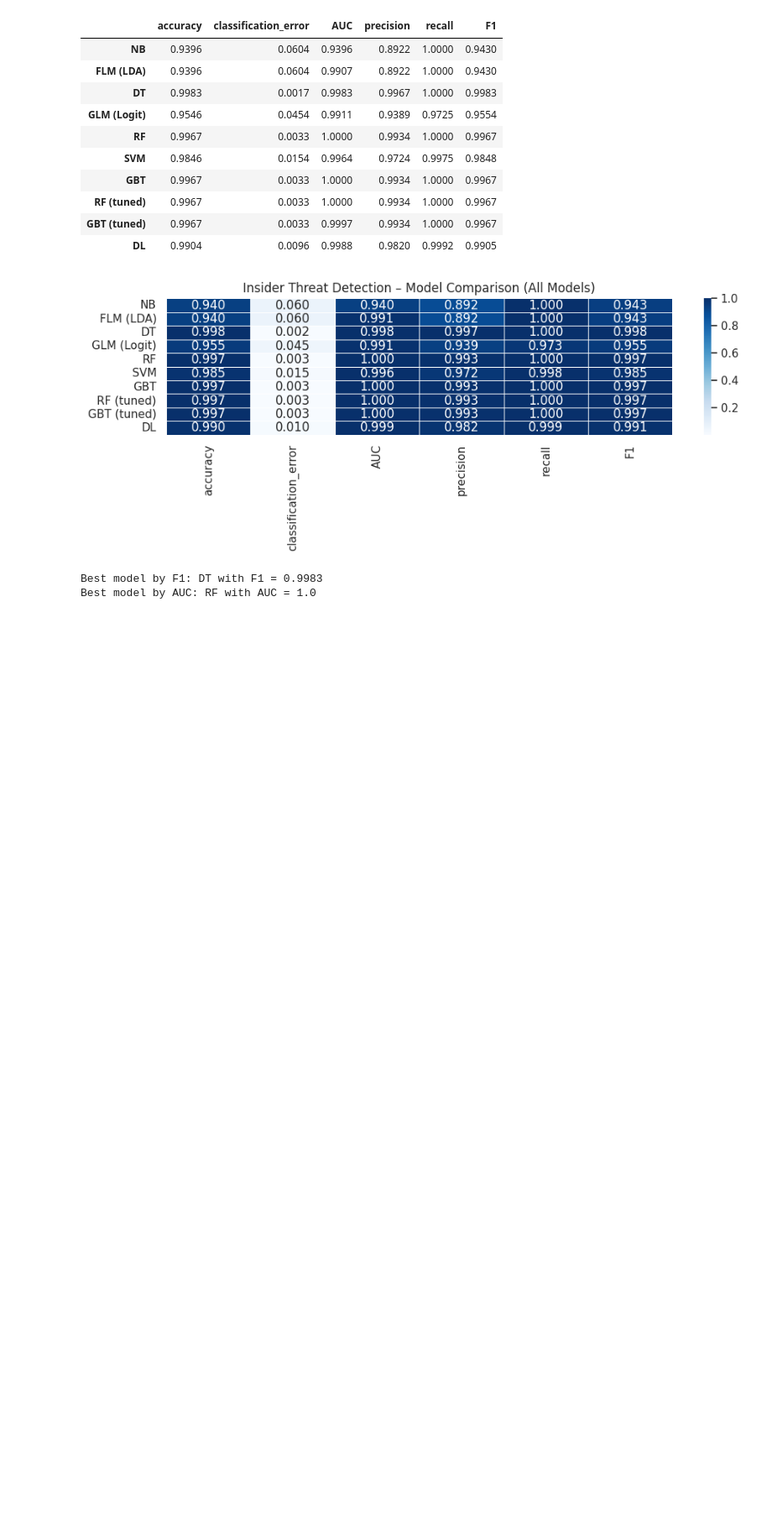
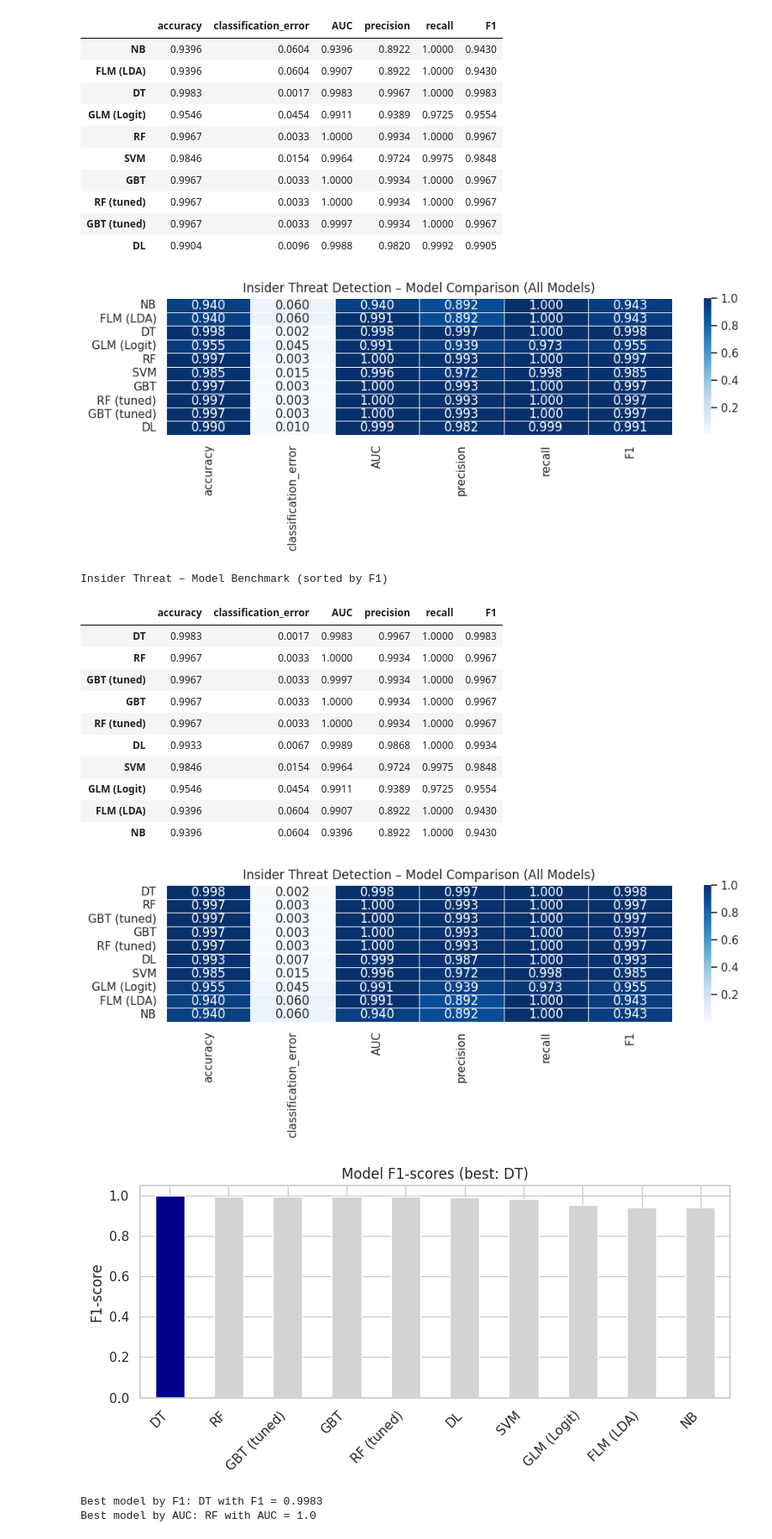
Before and after one commit to egyinmoe/Detecting-Insider-Threats-through-Behavioral-AI_Dissertation, a Jupyter notebook: Ver2_Insiderthreat_withgithub.ipynb, the cells around one changed output. Shown at 84% size. Drawn from its saved outputs; the diff is of its cells as text; code cells hidden in the pictures; blank space fills up the shorter version.

```diff
--- a/Ver2_Insiderthreat_withgithub.ipynb
+++ b/Ver2_Insiderthreat_withgithub.ipynb
@@ -1044,6 +1095,64 @@ Insider Threat – Model Benchmark
 | GBT (tuned) | 0.9967 | 0.0033 | 0.9997 | 0.9934 | 1.0000 | 0.9967 |
 | DL | 0.9904 | 0.0096 | 0.9988 | 0.9820 | 0.9992 | 0.9905 |
 [figure]
+# %%
+# ======================================================
+# 14: Final model comparison table + visualisations
+# ======================================================
+
+df_results = pd.DataFrame(results).T
+df_results = df_results[[
+    "accuracy", "classification_error",
+    "AUC", "precision", "recall", "F1"
+]].round(4)
+
+# Sort by F1 (best at top)
+df_results_sorted = df_results.sort_values("F1", ascending=False)
+
+print("Insider Threat – Model Benchmark (sorted by F1)")
+display(df_results_sorted)
+
+# Heatmap of metrics
+plt.figure(figsize=(10, 4))
+sns.heatmap(
+    df_results_sorted.astype(float),
+    annot=True, fmt=".3f",
+    cmap="Blues",
+    cbar=True,
+    linewidths=.5
+)
+plt.title("Insider Threat Detection – Model Comparison (All Models)")
+plt.tight_layout()
+plt.show()
+
+# Bar chart for F1 with best model highlighted
+best_model = df_results_sorted["F1"].idxmax()
+colors = ["lightgrey"] * len(df_results_sorted)
+best_idx = list(df_results_sorted.index).index(best_model)
+colors[best_idx] = "darkblue"
+
+plt.figure(figsize=(8,4))
+df_results_sorted["F1"].plot(kind="bar", color=colors)
+plt.title(f"Model F1-scores (best: {best_model})")
+plt.ylabel("F1-score")
+plt.xticks(rotation=45, ha="right")
+plt.tight_layout()
+plt.show()
+# %% [output]
+Insider Threat – Model Benchmark (sorted by F1)
+|  | accuracy | classification_error | AUC | precision | recall | F1 |
+| DT | 0.9983 | 0.0017 | 0.9983 | 0.9967 | 1.0000 | 0.9983 |
+| RF | 0.9967 | 0.0033 | 1.0000 | 0.9934 | 1.0000 | 0.9967 |
+| GBT (tuned) | 0.9967 | 0.0033 | 0.9997 | 0.9934 | 1.0000 | 0.9967 |
+| GBT | 0.9967 | 0.0033 | 1.0000 | 0.9934 | 1.0000 | 0.9967 |
+| RF (tuned) | 0.9967 | 0.0033 | 1.0000 | 0.9934 | 1.0000 | 0.9967 |
+| DL | 0.9933 | 0.0067 | 0.9989 | 0.9868 | 1.0000 | 0.9934 |
+| SVM | 0.9846 | 0.0154 | 0.9964 | 0.9724 | 0.9975 | 0.9848 |
+| GLM (Logit) | 0.9546 | 0.0454 | 0.9911 | 0.9389 | 0.9725 | 0.9554 |
+| FLM (LDA) | 0.9396 | 0.0604 | 0.9907 | 0.8922 | 1.0000 | 0.9430 |
+| NB | 0.9396 | 0.0604 | 0.9396 | 0.8922 | 1.0000 | 0.9430 |
+[figure, added]
+[figure, added]
 # %%
 best_f1_model = df_results_sorted["F1"].idxmax()
 best_auc_model = df_results_sorted["AUC"].idxmax()
```
Also changed, not shown: parts of 2 cells of this notebook.
